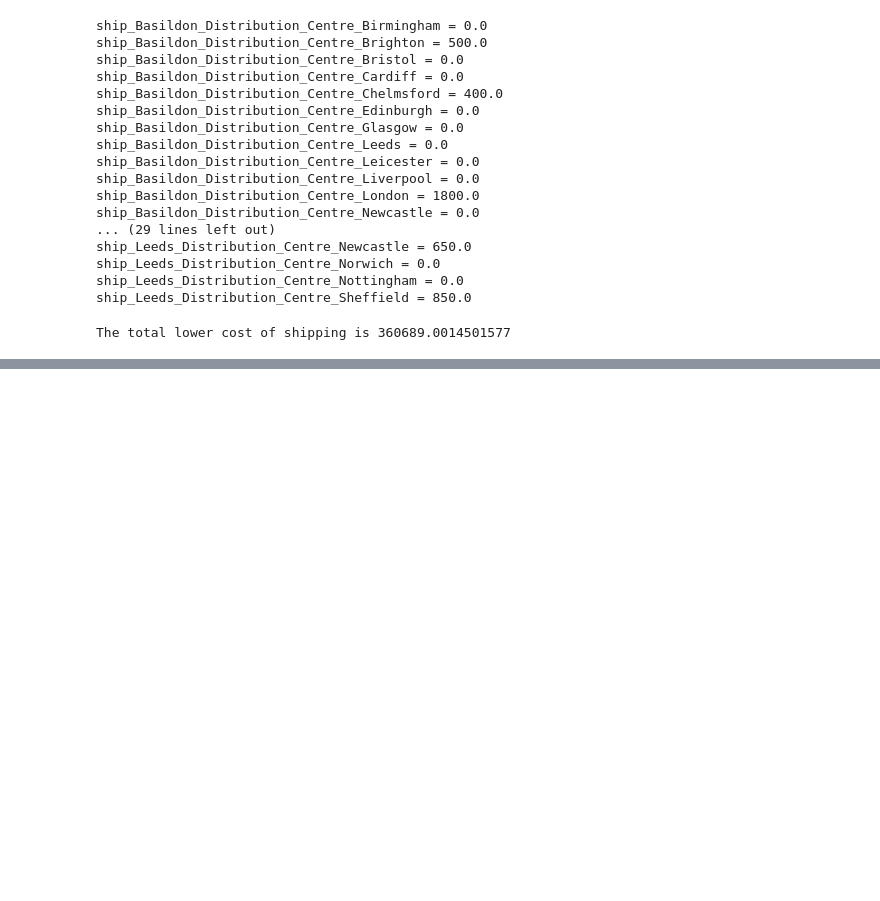
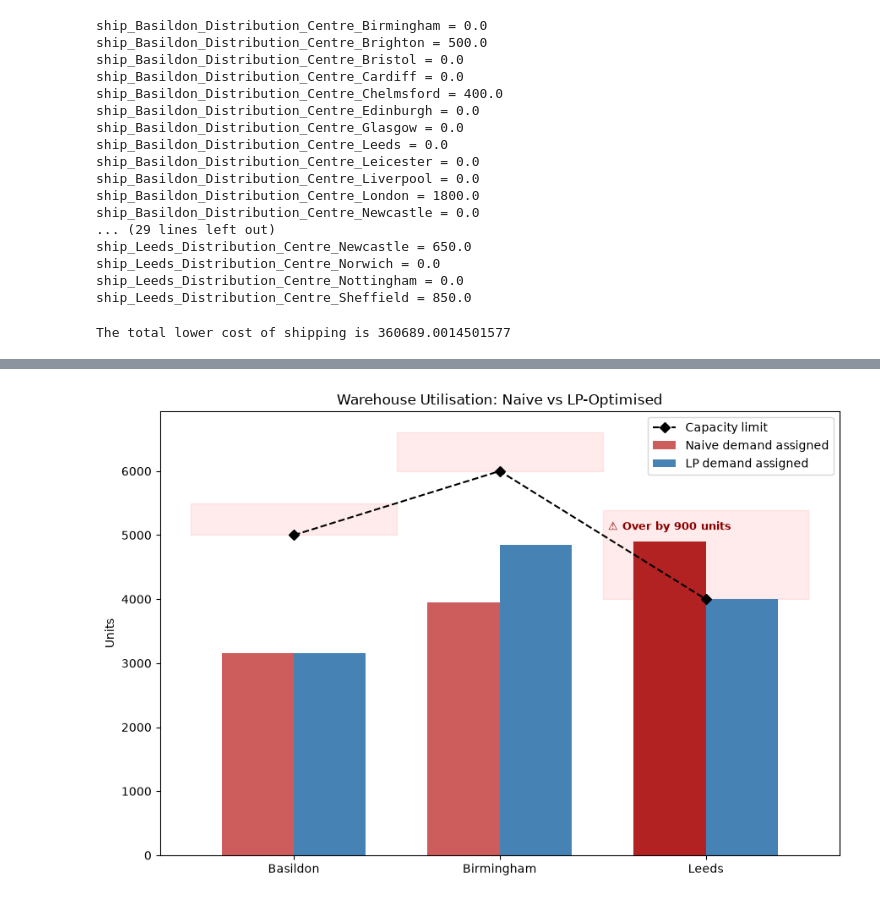
Before and after one commit to pyjpg/Warehouse_Linear-Optimisation, a Jupyter notebook: scripts/main.ipynb, the cells around one changed output, grey strips where cells are left out. Drawn from its saved outputs; the diff is of its cells as text; code cells hidden in the pictures; blank space fills up the shorter version.

```diff
--- a/scripts/main.ipynb
+++ b/scripts/main.ipynb
@@ -574,0 +678,37 @@ The total lower cost of shipping is 360689.0014501577
+# %%
+fig, ax = plt.subplots(figsize=(9, 6))
+
+# colour-code the naive bars: red for violating, muted for compliant
+naive_colors = ['indianred' if used <= cap else 'firebrick'
+                 for used, cap in zip(naive_used, capacities)]
+
+bars_naive = ax.bar(x_pos - width/2, naive_used, width,
+                     label='Naive demand assigned', color=naive_colors)
+bars_lp = ax.bar(x_pos + width/2, lp_used, width,
+                  label='LP demand assigned', color='steelblue')
+
+ax.plot(x_pos, capacities, 'k--', marker='D', label='Capacity limit')
+
+# shade the "over capacity" zone for each warehouse individually
+for xi, cap in zip(x_pos, capacities):
+    ax.fill_between([xi - 0.5, xi + 0.5], cap, max(naive_used + [cap])*1.1,
+                     color='red', alpha=0.08, zorder=0)
+
+# annotate the overshoot explicitly
+for xi, used, cap in zip(x_pos, naive_used, capacities):
+    if used > cap:
+        ax.annotate(f'⚠ Over by {used - cap:,.0f} units',
+                    xy=(xi - width/2, used),
+                    xytext=(0, 10), textcoords='offset points',
+                    ha='center', fontsize=9, color='darkred', fontweight='bold')
+
+ax.set_xticks(x_pos)
+ax.set_xticklabels([w.replace(' Distribution Centre', '') for w in warehouses])
+ax.set_ylabel('Units')
+ax.set_title('Warehouse Utilisation: Naive vs LP-Optimised')
+ax.legend()
+plt.tight_layout()
+plt.savefig('utilisation_comparison.png', dpi=200)
+plt.show()
+# %% [output]
+[figure, added]
```
Also changed, not shown: parts of 6 cells of this notebook, 2 other files.
